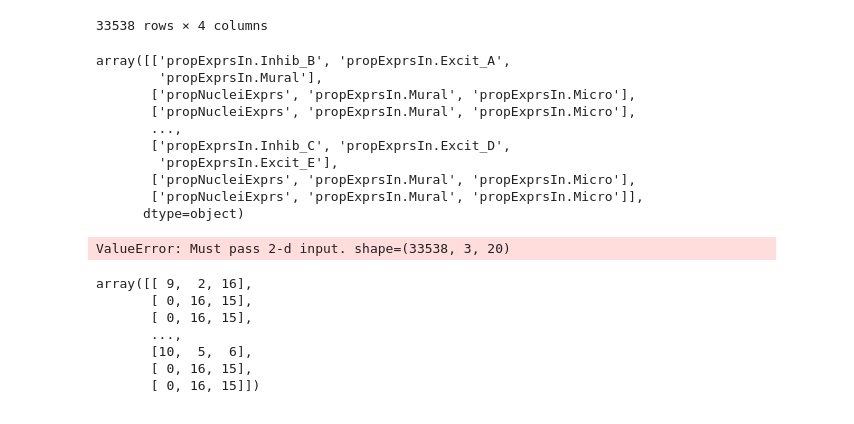
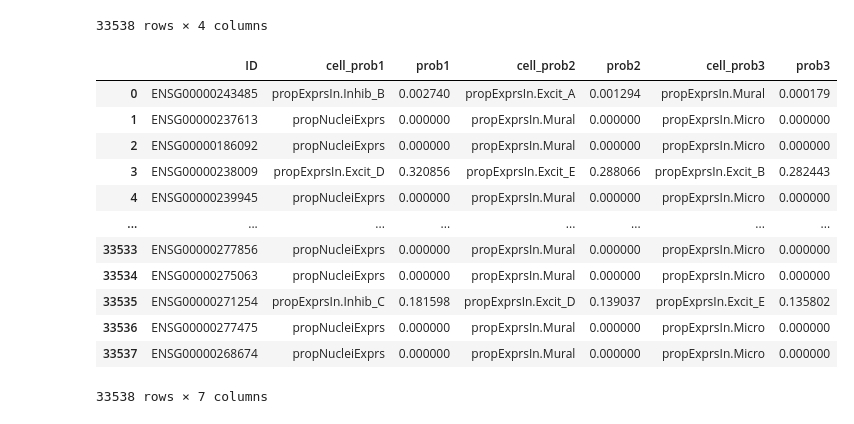
Before and after one commit to kiristern/QLSsummer2022, a Jupyter notebook: libd_explore.ipynb, the cells around one changed output. Drawn from its saved outputs; the diff is of its cells as text; code cells hidden in the pictures.

Commit message:
create df with top3 prob of celltype

```diff
--- a/libd_explore.ipynb
+++ b/libd_explore.ipynb
@@ -91,9 +91,9 @@ cell_type.head()
 cell_type = cell_type.drop(['Unnamed: 0', 'gene_biotype', "Symbol"], axis=1)
 # %%
 ### Get top three cell type per geneID by highest probability
-# cell_type = cell_type.set_index('ID')
-cell_top3 = pd.DataFrame(cell_type.columns.values[np.argsort(-cell_type.iloc[:, 1:].values, axis=1)[:, :3]],
-                        index = cell_type.index,
+cell_idx = cell_type.set_index('ID')
+cell_top3 = pd.DataFrame(cell_idx.columns.values[np.argsort(-cell_idx.iloc[:, 1:].values, axis=1)[:, :3]],
+                        index = cell_idx.index,
                         columns = ['cell_prob1', 'cell_prob2', 'cell_prob3']).reset_index()
 cell_top3
 # %% [output]
@@ -110,33 +110,43 @@ cell_top3
 | 33536 | ENSG00000277475 | propNucleiExprs | propExprsIn.Mural | propExprsIn.Micro |
 | 33537 | ENSG00000268674 | propNucleiExprs | propExprsIn.Mural | propExprsIn.Micro |
 33538 rows × 4 columns
-# %%
-cell_type.columns.values[np.argsort(-cell_type.iloc[:, 1:].values, axis=1)[:, :3]]
-# %% [output]
-array([['propExprsIn.Inhib_B', 'propExprsIn.Excit_A',
-        'propExprsIn.Mural'],
-       ['propNucleiExprs', 'propExprsIn.Mural', 'propExprsIn.Micro'],
-       ['propNucleiExprs', 'propExprsIn.Mural', 'propExprsIn.Micro'],
-       ...,
-       ['propExprsIn.Inhib_C', 'propExprsIn.Excit_D',
-        'propExprsIn.Excit_E'],
-       ['propNucleiExprs', 'propExprsIn.Mural', 'propExprsIn.Micro'],
-       ['propNucleiExprs', 'propExprsIn.Mural', 'propExprsIn.Micro']],
-      dtype=object)
-# %%
-cell_top3_vals = pd.DataFrame(cell_type.values[np.argsort(-cell_type.iloc[:, 1:].values, axis=1)[:, :3]],
-                        index = cell_type.index,
-                        columns = ['prob1', 'prob2', 'prob3']).reset_index()
-cell_top3_vals
-# %% [output]
-ValueError: Must pass 2-d input. shape=(33538, 3, 20)
-# %%
-np.argsort(-cell_type.iloc[:, 1:].values, axis=1)[:, :3]
-# %% [output]
-array([[ 9,  2, 16],
-       [ 0, 16, 15],
-       [ 0, 16, 15],
-       ...,
-       [10,  5,  6],
-       [ 0, 16, 15],
-       [ 0, 16, 15]])
+# %%
+# get top prob values
+topidx = np.argsort(-cell_type.iloc[:, 1:].values, axis=1)[:, :3] # get idx of the top vals
+
+# get the values
+topvals = []
+for i in range(len(cell_type)):
+    topvals.append(cell_type.iloc[i].iloc[topidx[i]+1])
+
+# extract for each col
+prob1 = []
+prob2 = []
+prob3 = []
+for i in range(len(topvals)):
+    prob1.append(topvals[i][0])
+    prob2.append(topvals[i][1])
+    prob3.append(topvals[i][2])
+
+# create new cols with top values
+cell_top3['prob1'] = prob1
+cell_top3['prob2'] = prob2
+cell_top3['prob3'] = prob3
+
+# reorder cols in df
+cell_top3 = cell_top3.reindex(columns=['ID', 'cell_prob1', 'prob1', 'cell_prob2', 'prob2', 'cell_prob3', 'prob3'])
+cell_top3
+# %% [output]
+|  | ID | cell_prob1 | prob1 | cell_prob2 | prob2 | cell_prob3 | prob3 |
+| 0 | ENSG00000243485 | propExprsIn.Inhib_B | 0.002740 | propExprsIn.Excit_A | 0.001294 | propExprsIn.Mural | 0.000179 |
+| 1 | ENSG00000237613 | propNucleiExprs | 0.000000 | propExprsIn.Mural | 0.000000 | propExprsIn.Micro | 0.000000 |
+| 2 | ENSG00000186092 | propNucleiExprs | 0.000000 | propExprsIn.Mural | 0.000000 | propExprsIn.Micro | 0.000000 |
+| 3 | ENSG00000238009 | propExprsIn.Excit_D | 0.320856 | propExprsIn.Excit_E | 0.288066 | propExprsIn.Excit_B | 0.282443 |
+| 4 | ENSG00000239945 | propNucleiExprs | 0.000000 | propExprsIn.Mural | 0.000000 | propExprsIn.Micro | 0.000000 |
+| ... | ... | ... | ... | ... | ... | ... | ... |
+| 33533 | ENSG00000277856 | propNucleiExprs | 0.000000 | propExprsIn.Mural | 0.000000 | propExprsIn.Micro | 0.000000 |
+| 33534 | ENSG00000275063 | propNucleiExprs | 0.000000 | propExprsIn.Mural | 0.000000 | propExprsIn.Micro | 0.000000 |
+| 33535 | ENSG00000271254 | propExprsIn.Inhib_C | 0.181598 | propExprsIn.Excit_D | 0.139037 | propExprsIn.Excit_E | 0.135802 |
+| 33536 | ENSG00000277475 | propNucleiExprs | 0.000000 | propExprsIn.Mural | 0.000000 | propExprsIn.Micro | 0.000000 |
+| 33537 | ENSG00000268674 | propNucleiExprs | 0.000000 | propExprsIn.Mural | 0.000000 | propExprsIn.Micro | 0.000000 |
+33538 rows × 7 columns
```
Also changed, not shown: parts of 1 cell of this notebook.
